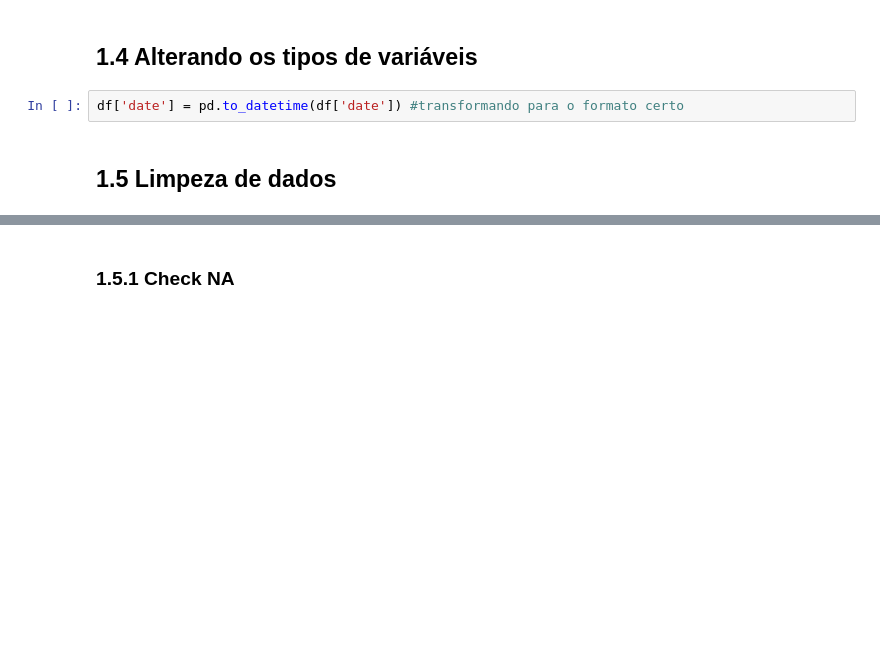
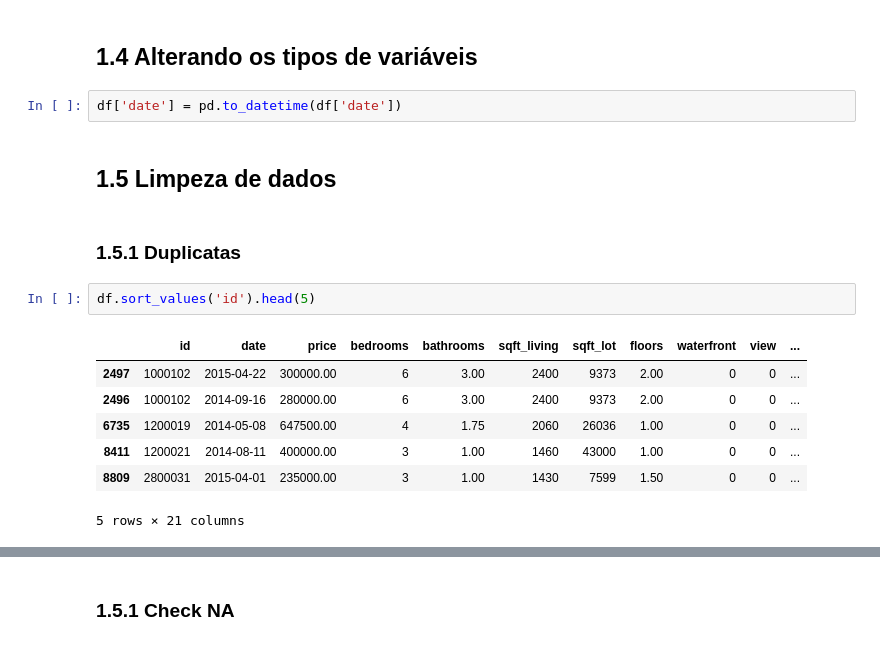
Before and after one commit to rsoliveirac/Python_do_zero_ao_DS, a Jupyter notebook: Projeto-Insight.ipynb, the cells around one changed output, grey strips where cells are left out. Saved outputs shown, nothing was run; the diff lists cells and outputs as text; blank space fills up the shorter version.

```diff
--- a/Projeto-Insight.ipynb
+++ b/Projeto-Insight.ipynb
@@ -74,6 +74,18 @@ dtype: object
 # %% [markdown]
 ## 1.4 Alterando os tipos de variáveis
 # %%
-df['date'] = pd.to_datetime(df['date']) #transformando para o formato certo
+df['date'] = pd.to_datetime(df['date'])
 # %% [markdown]
 ## 1.5 Limpeza de dados
+# %% [markdown]
+### 1.5.1 Duplicatas
+# %%
+df.sort_values('id').head(5)
+# %% [output]
+|  | id | date | price | bedrooms | bathrooms | sqft_living | sqft_lot | floors | waterfront | view | ... |
+| 2497 | 1000102 | 2015-04-22 | 300000.00 | 6 | 3.00 | 2400 | 9373 | 2.00 | 0 | 0 | ... |
+| 2496 | 1000102 | 2014-09-16 | 280000.00 | 6 | 3.00 | 2400 | 9373 | 2.00 | 0 | 0 | ... |
+| 6735 | 1200019 | 2014-05-08 | 647500.00 | 4 | 1.75 | 2060 | 26036 | 1.00 | 0 | 0 | ... |
+| 8411 | 1200021 | 2014-08-11 | 400000.00 | 3 | 1.00 | 1460 | 43000 | 1.00 | 0 | 0 | ... |
+| 8809 | 2800031 | 2015-04-01 | 235000.00 | 3 | 1.00 | 1430 | 7599 | 1.50 | 0 | 0 | ... |
+5 rows × 21 columns
```
Also changed, not shown: parts of 15 cells of this notebook.
